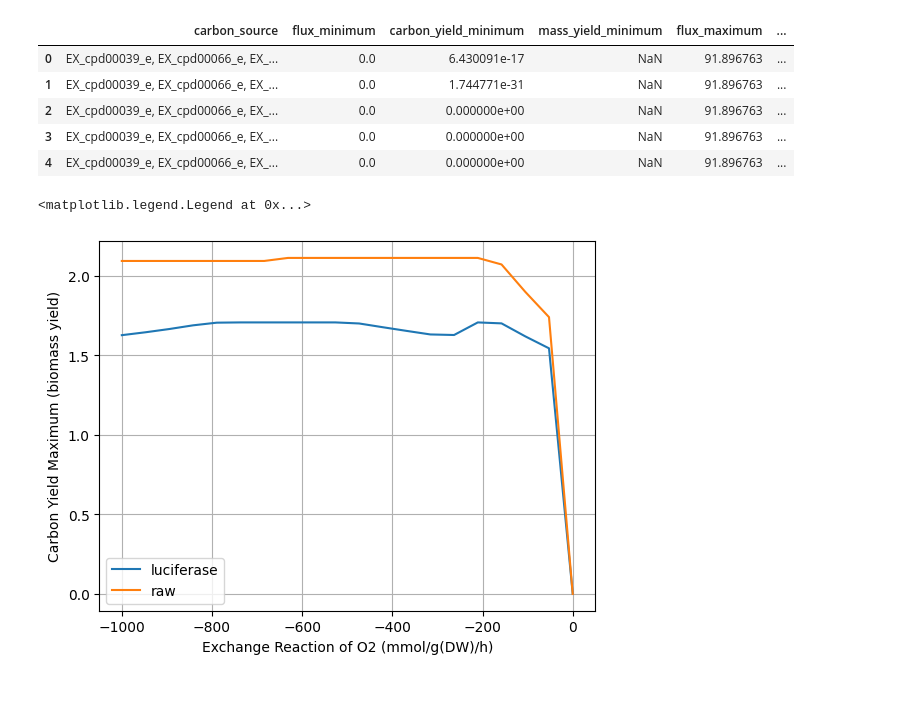
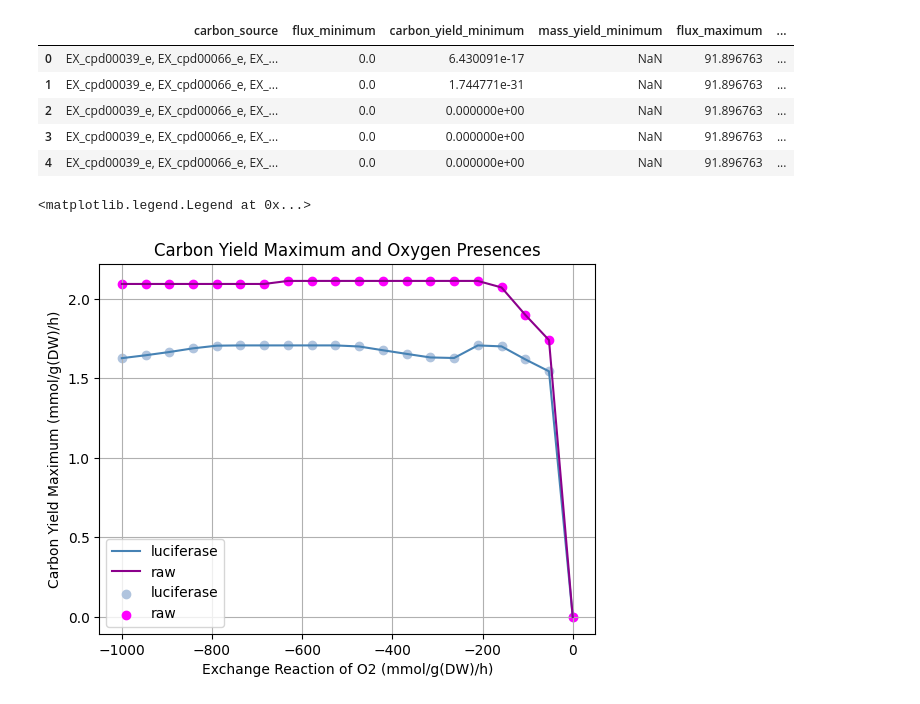
Before and after one commit to AdvikDewoolkar/AdvikDewoolkar_MBE_project, a Jupyter notebook: FinalProject.ipynb, the cells around one changed output. Cells and saved outputs as stored; diff of their text form; code cells hidden in the pictures.

```diff
--- a/FinalProject.ipynb
+++ b/FinalProject.ipynb
@@ -333,18 +333,27 @@ prod_env_raw.head()
 | 3 | EX_cpd00039_e, EX_cpd00066_e, EX_... | 0.0 | 0.000000e+00 | NaN | 91.896763 | ... |
 | 4 | EX_cpd00039_e, EX_cpd00066_e, EX_... | 0.0 | 0.000000e+00 | NaN | 91.896763 | ... |
 # %%
+#get the changing O2 exchange flux and the maximum utilized carbon for the luciferase metabolic model
 x_l = prod_env['EX_cpd00007_e']
 y_l = prod_env['carbon_yield_maximum']
+flux_l = prod_env['flux_maximum']
+#get the changing O2 exchange flux and the maximum utilized carbon for the raw metabolic model
 x_r = prod_env_raw['EX_cpd00007_e']
 y_r = prod_env_raw['carbon_yield_maximum']
-plt.plot(x_l, y_l, label='luciferase')
-plt.plot(x_r, y_r, label='raw')
-plt.title('')
+flux_r = prod_env_raw['flux_maximum']
+
+#plot the data
+plt.figure("Carbon Yield Maximum and Oxygen Presents", clear=True)
+plt.plot(x_l, y_l, label='luciferase', color='steelblue')
+plt.plot(x_r, y_r, label='raw', color='darkmagenta')
+plt.scatter(x_l, y_l, label='luciferase', color='lightsteelblue')
+plt.scatter(x_r, y_r, label='raw', color='magenta')
+#annotate the model
+plt.title("Carbon Yield Maximum and Oxygen Presences")
 plt.xlabel("Exchange Reaction of O2 (mmol/g(DW)/h)")#plt.xlim(-100,0)
-plt.ylabel('Carbon Yield Maximum (biomass yield)')
+plt.ylabel('Carbon Yield Maximum (mmol/g(DW)/h)')
 plt.grid()
 plt.legend()
-#print(y_l, y_r)
 # %% [output]
 <matplotlib.legend.Legend at 0x...>
-[figure, old version]
+[figure, new version]
```
Also changed, not shown: parts of 10 cells of this notebook.
